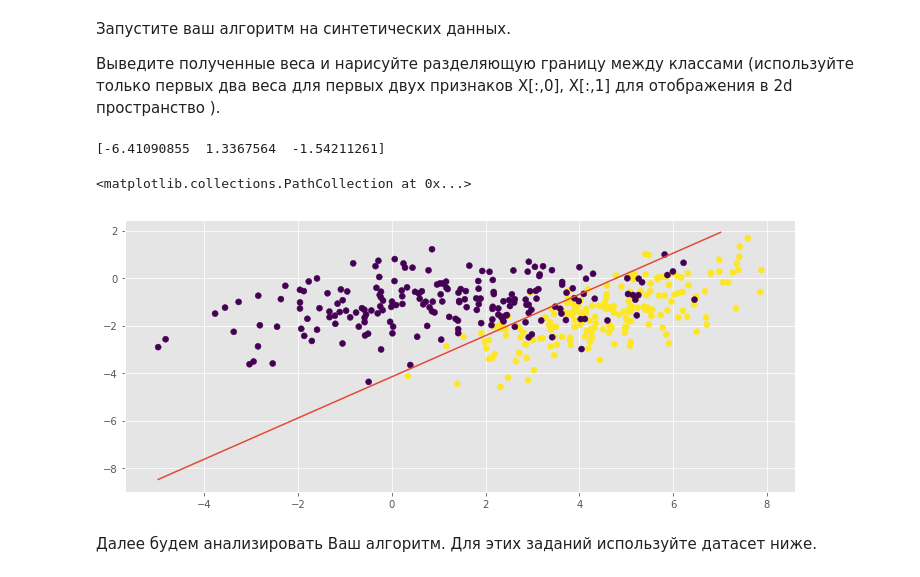
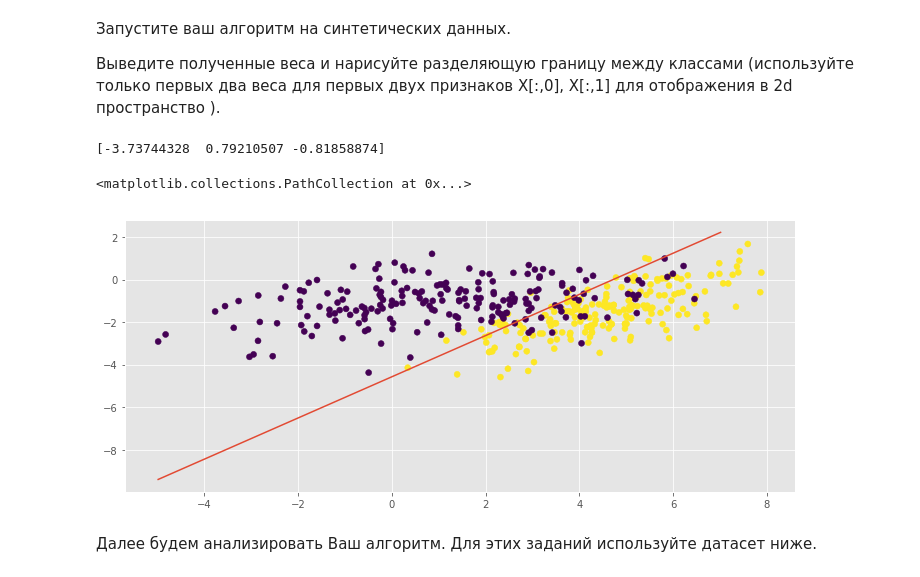
Before and after one commit to dovvakkin/sphere_analasys, a Jupyter notebook: HW3/kozhevnikov_hw3.ipynb, the cells around one changed output. Cells and saved outputs as stored; diff of their text form; code cells hidden in the pictures.

Commit message:
add big batch for HS

```diff
--- a/HW3/kozhevnikov_hw3.ipynb
+++ b/HW3/kozhevnikov_hw3.ipynb
@@ -429,25 +429,25 @@ def plot_decision_boundary(clf, X):
 # %%
 np.random.seed(0)
 
 C1 = np.array([[0., -0.8], [1.5, 0.8]])
 C2 = np.array([[1., -0.7], [2., 0.7]])
 gauss1 = np.dot(np.random.randn(200, 2) + np.array([5, 3]), C1)
 gauss2 = np.dot(np.random.randn(200, 2) + np.array([1.5, 0]), C2)
 
 X = np.vstack([gauss1, gauss2])
 y = np.r_[np.ones(200), np.zeros(200)]
 
-my_clf = MySGDClassifier(batch_generator, alpha=0.01, C=600)
+my_clf = MySGDClassifier(batch_generator, alpha=0.01, C=600, batch_size = 5)
 my_clf.fit(X, y)
 
 plot_decision_boundary(my_clf, X)
 
 
 plt.scatter(X[:,0], X[:,1], c=y)
 # %% [output]
-[-6.41090855  1.3367564  -1.54211261]
+[-3.73744328  0.79210507 -0.81858874]
 <matplotlib.collections.PathCollection at 0x...>
-[figure, old version]
+[figure, new version]
 # %% [markdown]
 Далее будем анализировать Ваш алгоритм.
 Для этих заданий используйте датасет ниже.
```
Also changed, not shown: parts of 6 cells of this notebook.
